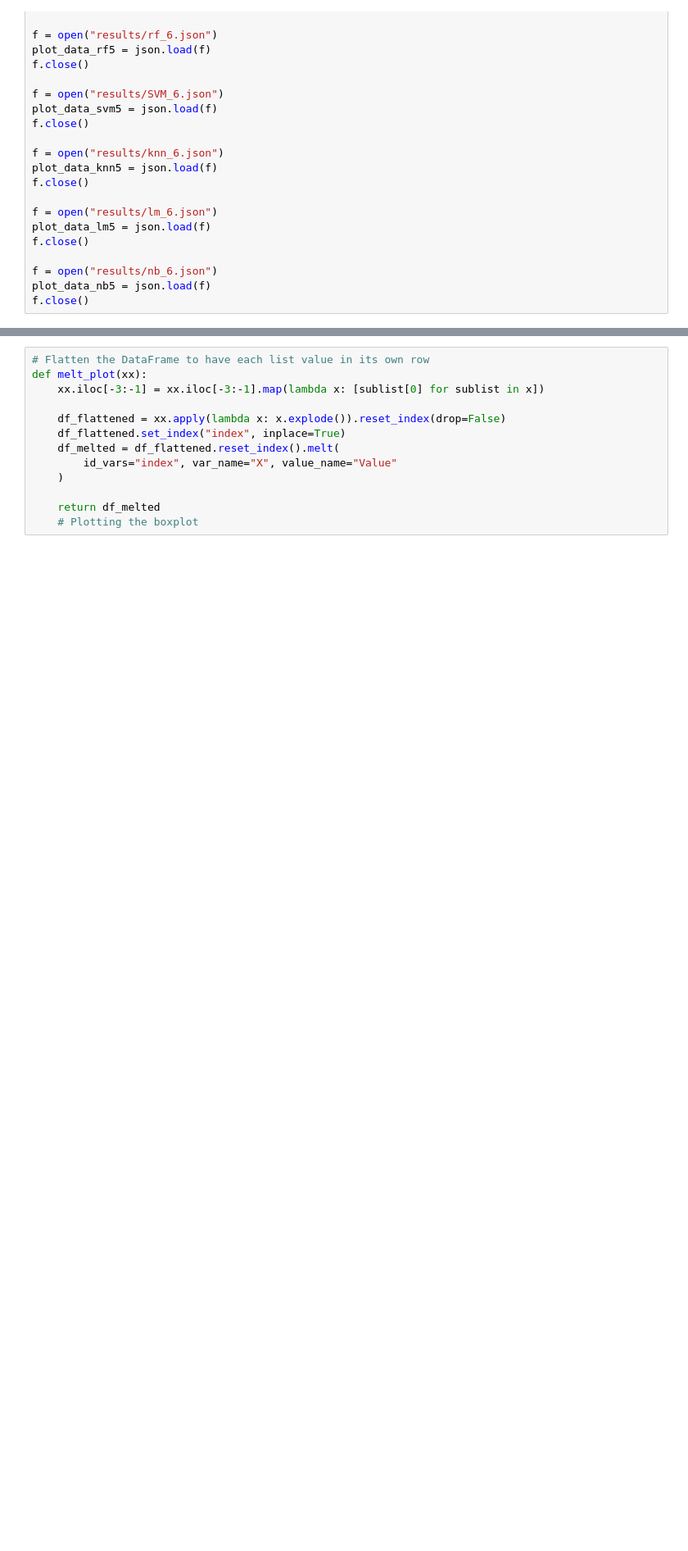
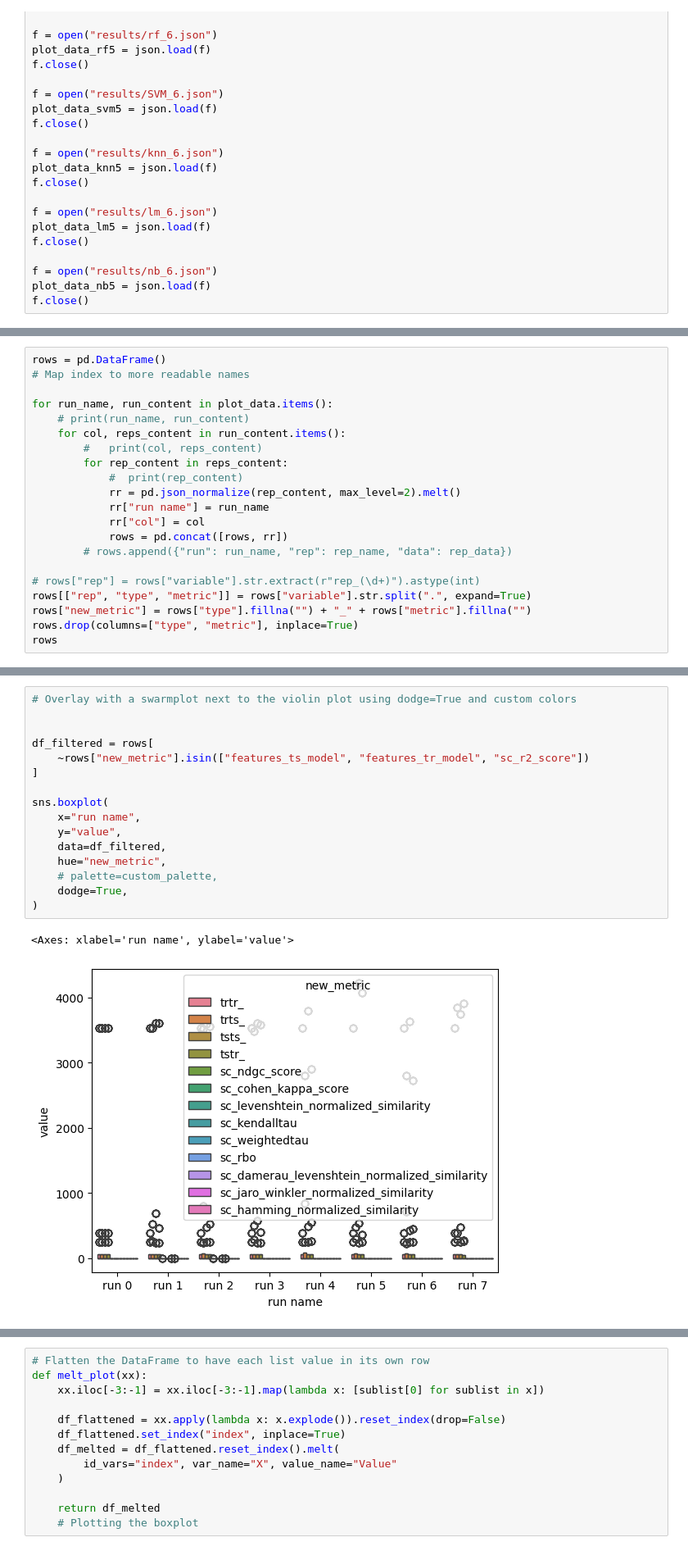
Before and after one commit to joofio/tabular-dataset-similarity, a Jupyter notebook: Final - Viz copy 2.ipynb, the cells around one changed output, grey strips where cells are left out. Shown at 82% size. Saved outputs shown, nothing was run; the diff lists cells and outputs as text; blank space fills up the shorter version.

```diff
--- a/Final - Viz copy 2.ipynb
+++ b/Final - Viz copy 2.ipynb
@@ -144,0 +153,21 @@ f.close()
+# %%
+rows = pd.DataFrame()
+# Map index to more readable names
+
+for run_name, run_content in plot_data.items():
+    # print(run_name, run_content)
+    for col, reps_content in run_content.items():
+        #   print(col, reps_content)
+        for rep_content in reps_content:
+            #  print(rep_content)
+            rr = pd.json_normalize(rep_content, max_level=2).melt()
+            rr["run name"] = run_name
+            rr["col"] = col
+            rows = pd.concat([rows, rr])
+        # rows.append({"run": run_name, "rep": rep_name, "data": rep_data})
+
+# rows["rep"] = rows["variable"].str.extract(r"rep_(\d+)").astype(int)
+rows[["rep", "type", "metric"]] = rows["variable"].str.split(".", expand=True)
+rows["new_metric"] = rows["type"].fillna("") + "_" + rows["metric"].fillna("")
+rows.drop(columns=["type", "metric"], inplace=True)
+rows
@@ -144,0 +188,19 @@ f.close()
+# %%
+# Overlay with a swarmplot next to the violin plot using dodge=True and custom colors
+
+
+df_filtered = rows[
+    ~rows["new_metric"].isin(["features_ts_model", "features_tr_model", "sc_r2_score"])
+]
+
+sns.boxplot(
+    x="run name",
+    y="value",
+    data=df_filtered,
+    hue="new_metric",
+    # palette=custom_palette,
+    dodge=True,
+)
+# %% [output]
+<Axes: xlabel='run name', ylabel='value'>
+[figure, added]
```
Also changed, not shown: parts of 11 cells of this notebook, 36 other files.
